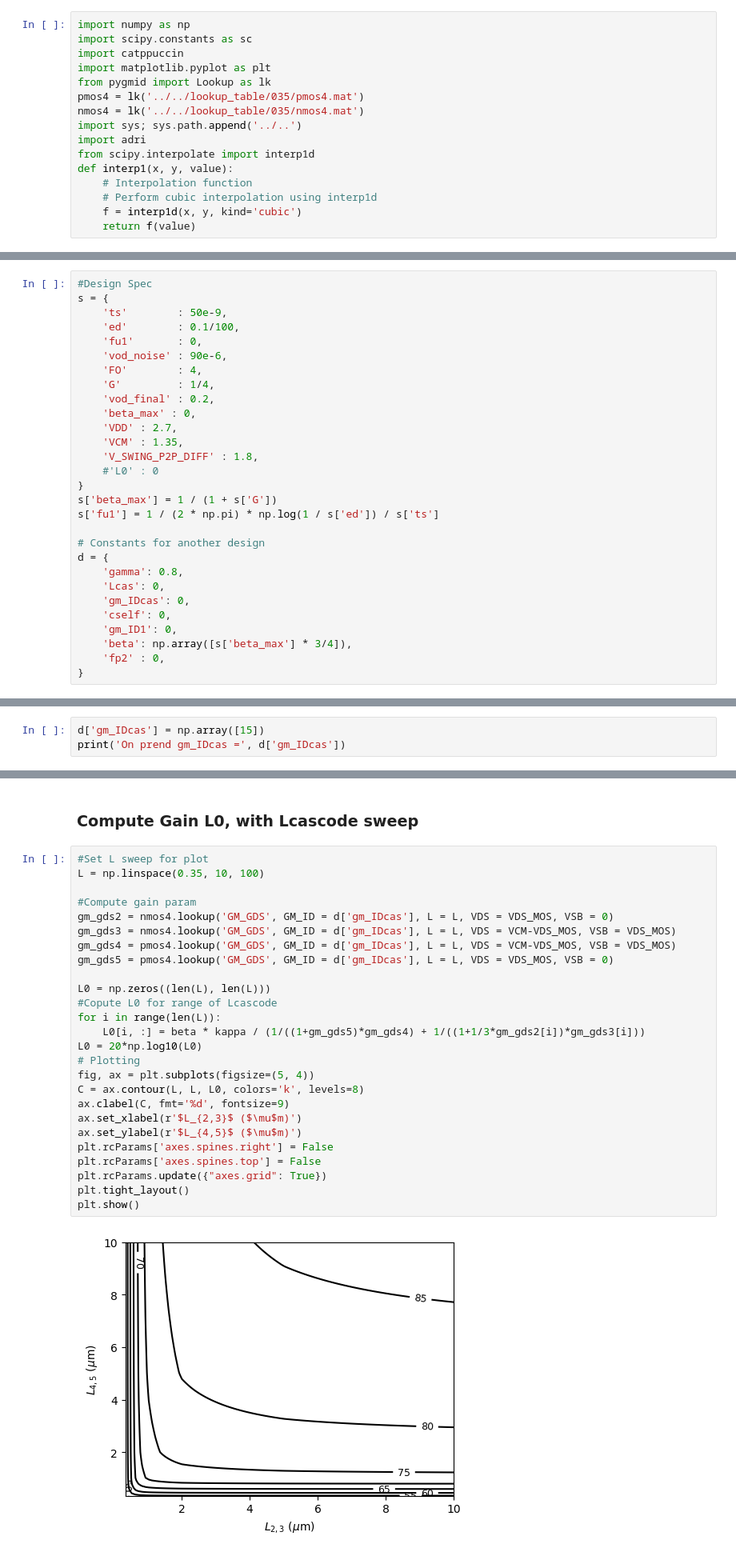
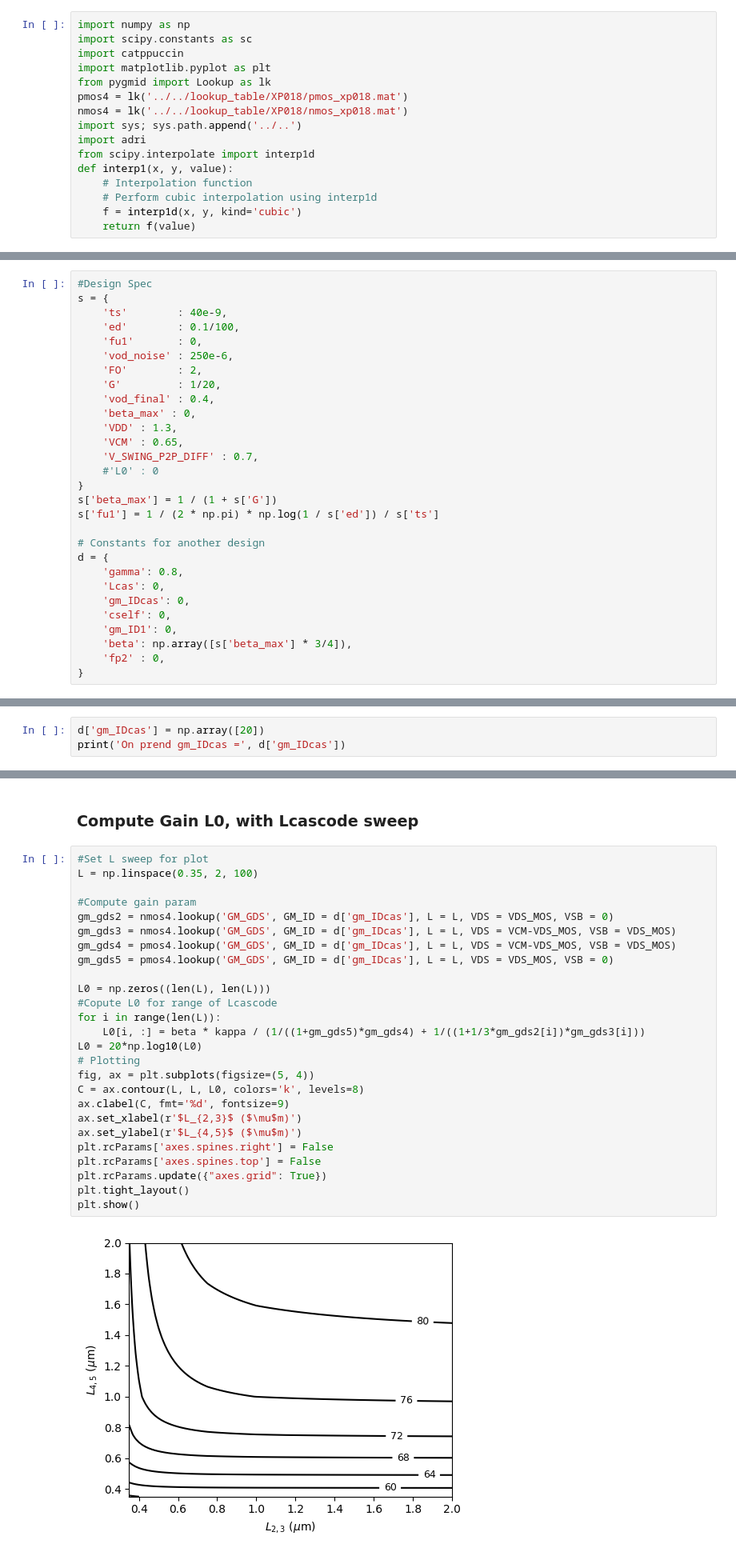
Before and after one commit to Surfeur974/gmadrid, a Jupyter notebook: Design_script/Folded_cascode/Design_SC_folded_cascode.ipynb, the cells around one changed output, grey strips where cells are left out. Shown at 80% size. Saved outputs shown, nothing was run; the diff lists cells and outputs as text.

```diff
--- a/Design_script/Folded_cascode/Design_SC_folded_cascode.ipynb
+++ b/Design_script/Folded_cascode/Design_SC_folded_cascode.ipynb
@@ -8,8 +8,8 @@ import scipy.constants as sc
 import catppuccin
 import matplotlib.pyplot as plt
 from pygmid import Lookup as lk
-pmos4 = lk('../../lookup_table/035/pmos4.mat')
-nmos4 = lk('../../lookup_table/035/nmos4.mat')
+pmos4 = lk('../../lookup_table/XP018/pmos_xp018.mat')
+nmos4 = lk('../../lookup_table/XP018/nmos_xp018.mat')
 import sys; sys.path.append('../..')
 import adri
 from scipy.interpolate import interp1d
@@ -23,17 +23,17 @@ def interp1(x, y, value):
 # %%
 #Design Spec
 s = {
-    'ts'        : 50e-9,
+    'ts'        : 40e-9,
     'ed'        : 0.1/100,
     'fu1'       : 0,
-    'vod_noise' : 90e-6,
-    'FO'        : 4,
-    'G'         : 1/4,
-    'vod_final' : 0.2,
+    'vod_noise' : 250e-6,
+    'FO'        : 2,
+    'G'         : 1/20,
+    'vod_final' : 0.4,
     'beta_max' : 0,
-    'VDD' : 2.7,
-    'VCM' : 1.35,
-    'V_SWING_P2P_DIFF' : 1.8,
+    'VDD' : 1.3,
+    'VCM' : 0.65,
+    'V_SWING_P2P_DIFF' : 0.7,
     #'L0' : 0
 }
 s['beta_max'] = 1 / (1 + s['G'])
@@ -75,6 +75,6 @@ gm_id >  8.888888888888888
 # %% [markdown]
 ### Choose GM_ID output cascode
 # %%
-d['gm_IDcas'] = np.array([15])
+d['gm_IDcas'] = np.array([20])
 print('On prend gm_IDcas =', d['gm_IDcas'])
 # %% [output]
@@ -83,32 +83,32 @@ On prend gm_IDcas = [15]
 ### Compute Gain L0, with Lcascode sweep
 # %%
 #Set L sweep for plot
-L = np.linspace(0.35, 10, 100)
+L = np.linspace(0.35, 2, 100)
 
 #Compute gain param
 gm_gds2 = nmos4.lookup('GM_GDS', GM_ID = d['gm_IDcas'], L = L, VDS = VDS_MOS, VSB = 0)
 gm_gds3 = nmos4.lookup('GM_GDS', GM_ID = d['gm_IDcas'], L = L, VDS = VCM-VDS_MOS, VSB = VDS_MOS)
 gm_gds4 = pmos4.lookup('GM_GDS', GM_ID = d['gm_IDcas'], L = L, VDS = VCM-VDS_MOS, VSB = VDS_MOS)
 gm_gds5 = pmos4.lookup('GM_GDS', GM_ID = d['gm_IDcas'], L = L, VDS = VDS_MOS, VSB = 0)
 
 L0 = np.zeros((len(L), len(L)))
 #Copute L0 for range of Lcascode
 for i in range(len(L)):
     L0[i, :] = beta * kappa / (1/((1+gm_gds5)*gm_gds4) + 1/((1+1/3*gm_gds2[i])*gm_gds3[i]))
 L0 = 20*np.log10(L0)
 # Plotting
 fig, ax = plt.subplots(figsize=(5, 4))
 C = ax.contour(L, L, L0, colors='k', levels=8)
 ax.clabel(C, fmt='%d', fontsize=9)
 ax.set_xlabel(r'$L_{2,3}$ ($\mu$m)')
 ax.set_ylabel(r'$L_{4,5}$ ($\mu$m)')
 plt.rcParams['axes.spines.right'] = False
 plt.rcParams['axes.spines.top'] = False
 plt.rcParams.update({"axes.grid": True})
 plt.tight_layout()
 plt.show()
 # %% [output]
-[figure, old version]
+[figure, new version]
 # %% [markdown]
 ### Choose L cascode
 # %%
```
Also changed, not shown: parts of 11 cells of this notebook, 10 other files.
